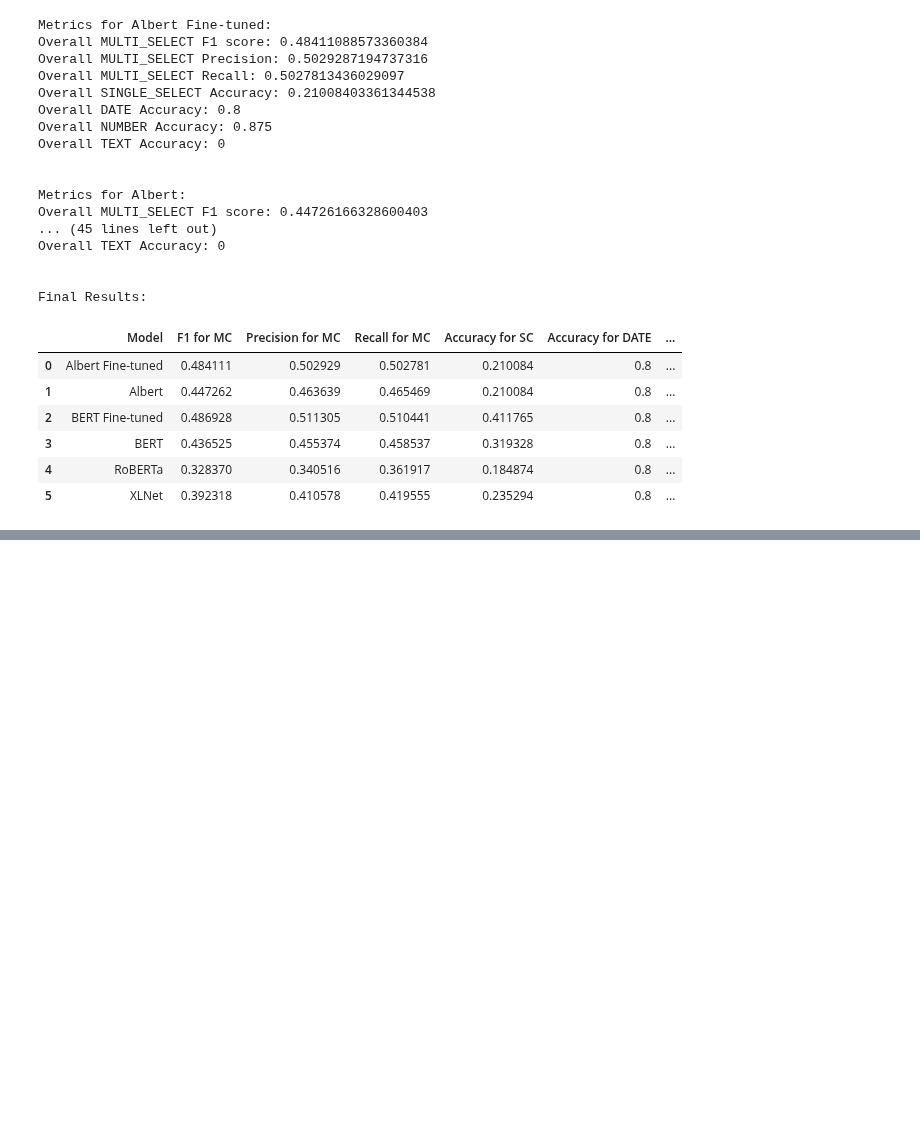
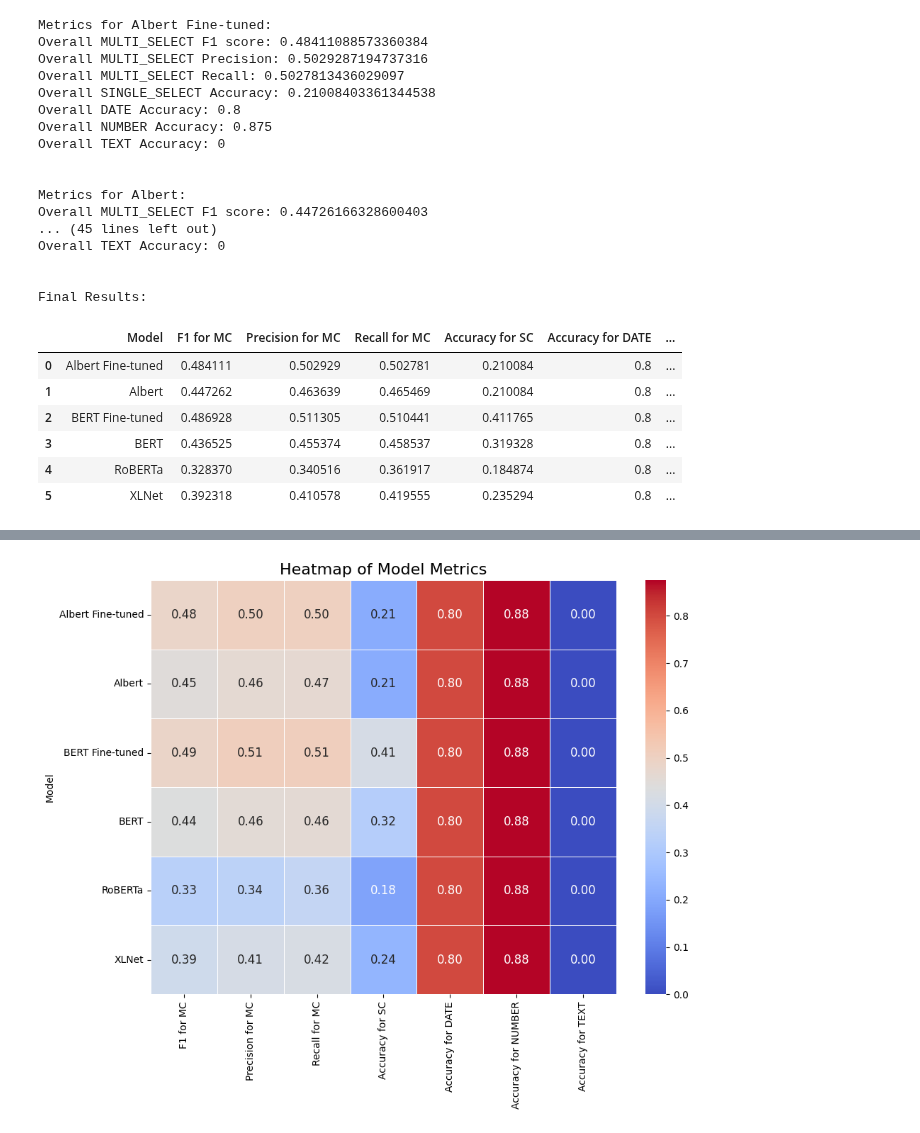
Before and after one commit to alexk2206/tds_capstone, a Jupyter notebook: model_evaluations.ipynb, the cells around one changed output, grey strips where cells are left out. Cells and saved outputs as stored; diff of their text form; code cells hidden in the pictures; blank space fills up the shorter version.

```diff
--- a/model_evaluations.ipynb
+++ b/model_evaluations.ipynb
@@ -400,0 +438,26 @@ plot.show()
+# %%
+# Create a copy of the results dataframe
+results_heatmap = results_df.copy()
+
+# Set the 'Model' column as the index so that it appears as row labels
+results_heatmap.set_index('Model', inplace=True)
+
+# Drop the 'index' column if it's still present (optional)
+results_heatmap = results_heatmap.drop(columns=["index"], errors='ignore')
+
+# Create a heatmap for the raw values
+plt.figure(figsize=(10, 8))  # Increase figure size for better visualization
+sns.heatmap(results_heatmap, annot=True, cmap="coolwarm", fmt=".2f", linewidths=0.5, annot_kws={"size": 12})
+
+# Rotate the row labels (model names) by 90 degrees
+plt.yticks(rotation=0)  # This keeps row labels horizontal
+plt.xticks(rotation=90)  # Rotate column labels (metrics) 90 degrees for better readability
+
+# Set the title and adjust the layout
+plt.title("Heatmap of Model Metrics", fontsize=16)
+plt.tight_layout()
+
+# Show the plot
+plt.show()
+# %% [output]
+[figure, added]
```
Also changed, not shown: parts of 14 cells of this notebook.
